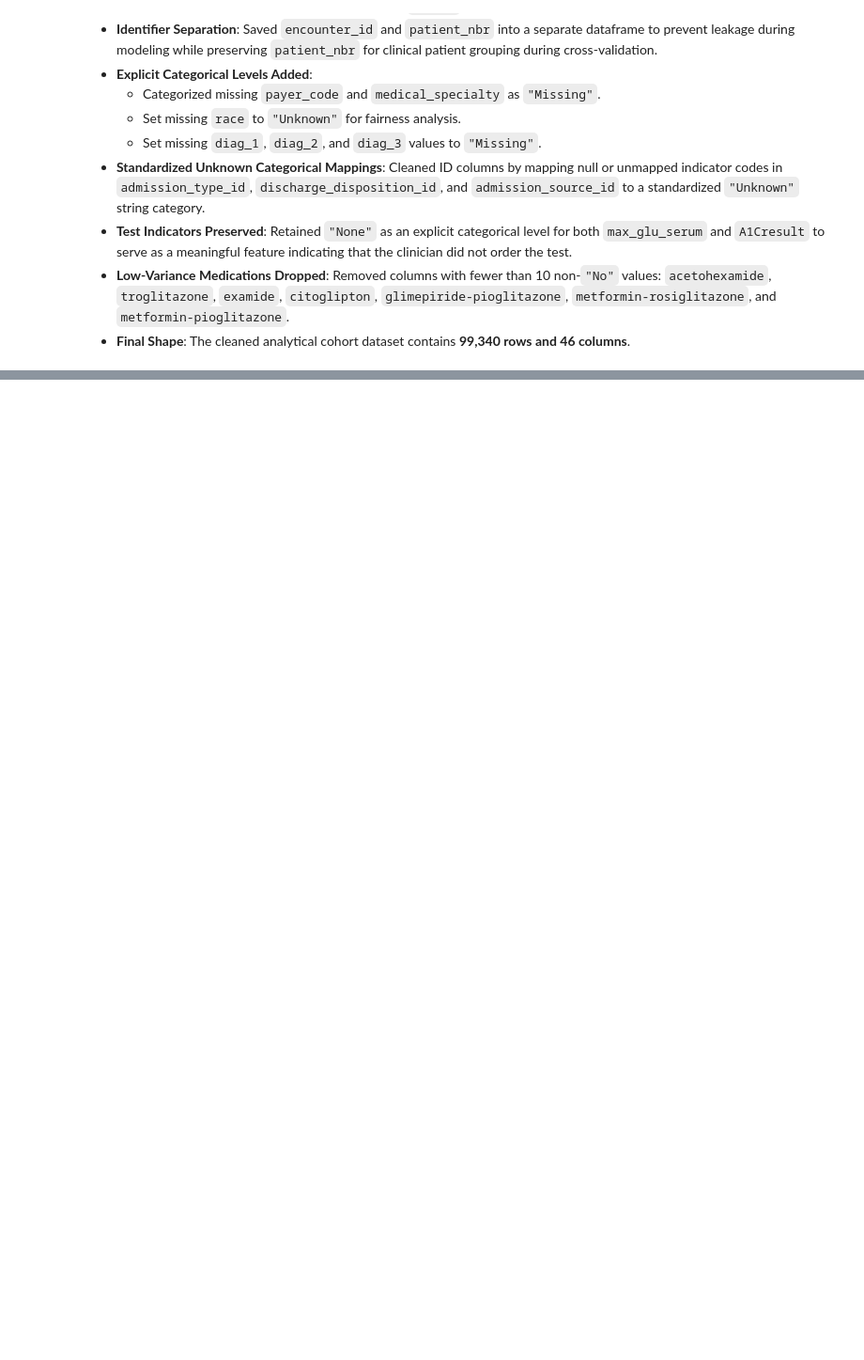
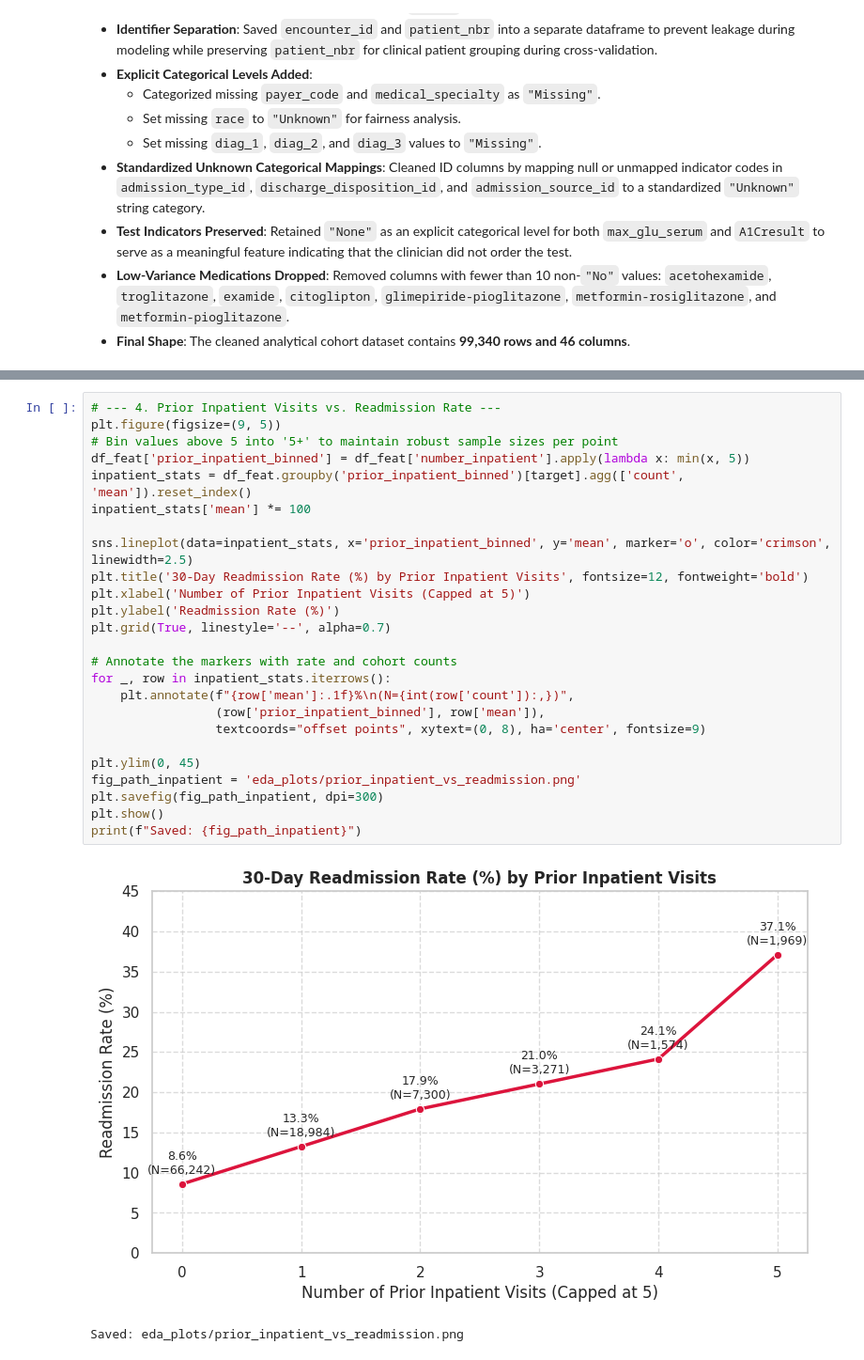
Before and after one commit to bahaali273/COMP9170-Hospital-Readmission, a Jupyter notebook: Predicting_Hospital_Readmissions_Using_Public_Health_Data.ipynb, the cells around one changed output, grey strips where cells are left out. Shown at 94% size. Cells and saved outputs as stored; diff of their text form; blank space fills up the shorter version.

```diff
--- a/Predicting_Hospital_Readmissions_Using_Public_Health_Data.ipynb
+++ b/Predicting_Hospital_Readmissions_Using_Public_Health_Data.ipynb
@@ -450,0 +727,28 @@ Final processed DataFrame shape: (99340, 46)
+# %%
+# --- 4. Prior Inpatient Visits vs. Readmission Rate ---
+plt.figure(figsize=(9, 5))
+# Bin values above 5 into '5+' to maintain robust sample sizes per point
+df_feat['prior_inpatient_binned'] = df_feat['number_inpatient'].apply(lambda x: min(x, 5))
+inpatient_stats = df_feat.groupby('prior_inpatient_binned')[target].agg(['count', 'mean']).reset_index()
+inpatient_stats['mean'] *= 100
+
+sns.lineplot(data=inpatient_stats, x='prior_inpatient_binned', y='mean', marker='o', color='crimson', linewidth=2.5)
+plt.title('30-Day Readmission Rate (%) by Prior Inpatient Visits', fontsize=12, fontweight='bold')
+plt.xlabel('Number of Prior Inpatient Visits (Capped at 5)')
+plt.ylabel('Readmission Rate (%)')
+plt.grid(True, linestyle='--', alpha=0.7)
+
+# Annotate the markers with rate and cohort counts
+for _, row in inpatient_stats.iterrows():
+    plt.annotate(f"{row['mean']:.1f}%\n(N={int(row['count']):,})",
+                 (row['prior_inpatient_binned'], row['mean']),
+                 textcoords="offset points", xytext=(0, 8), ha='center', fontsize=9)
+
+plt.ylim(0, 45)
+fig_path_inpatient = 'eda_plots/prior_inpatient_vs_readmission.png'
+plt.savefig(fig_path_inpatient, dpi=300)
+plt.show()
+print(f"Saved: {fig_path_inpatient}")
+# %% [output]
+[figure, added]
+Saved: eda_plots/prior_inpatient_vs_readmission.png
```
Also changed, not shown: parts of 13 cells of this notebook.
